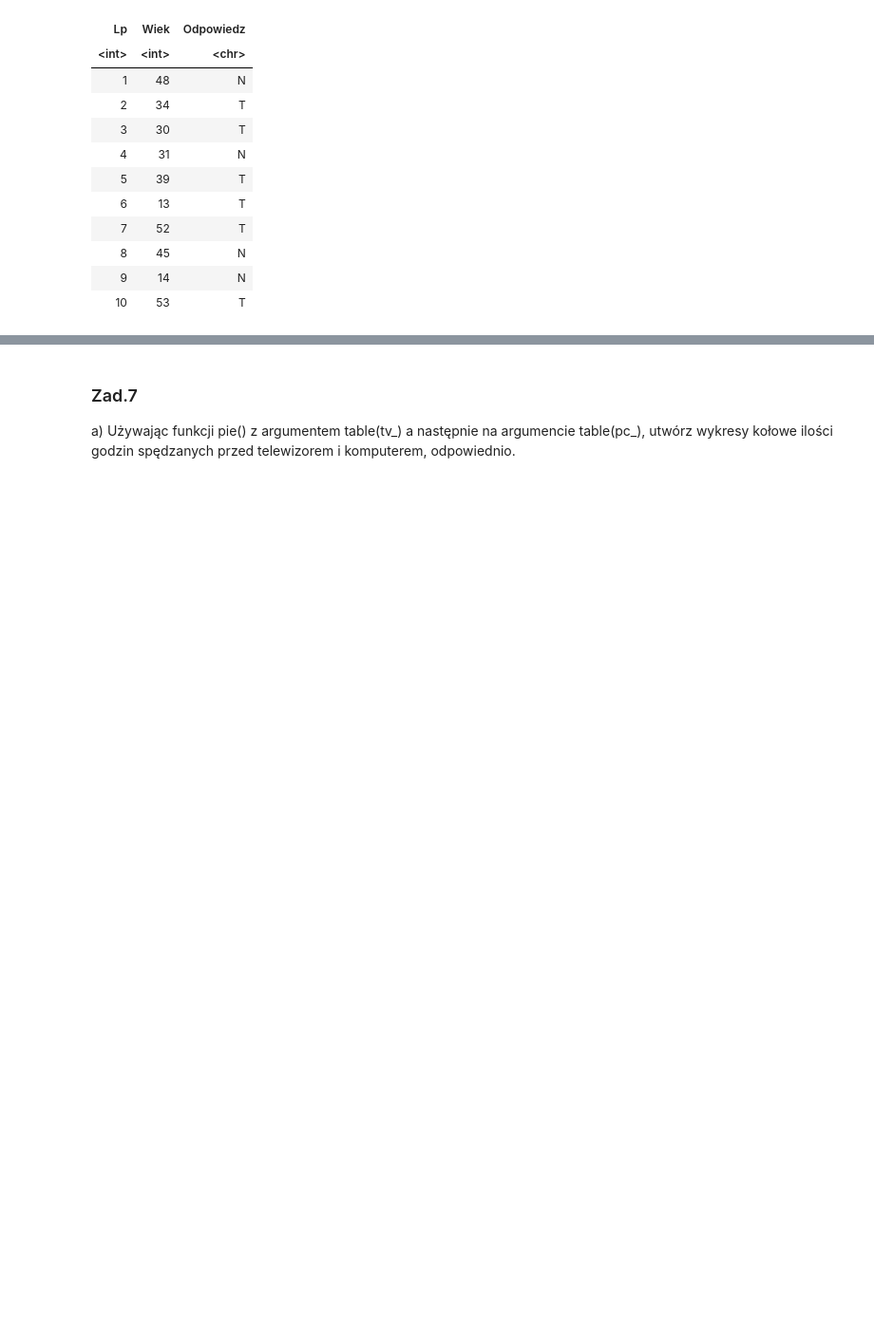
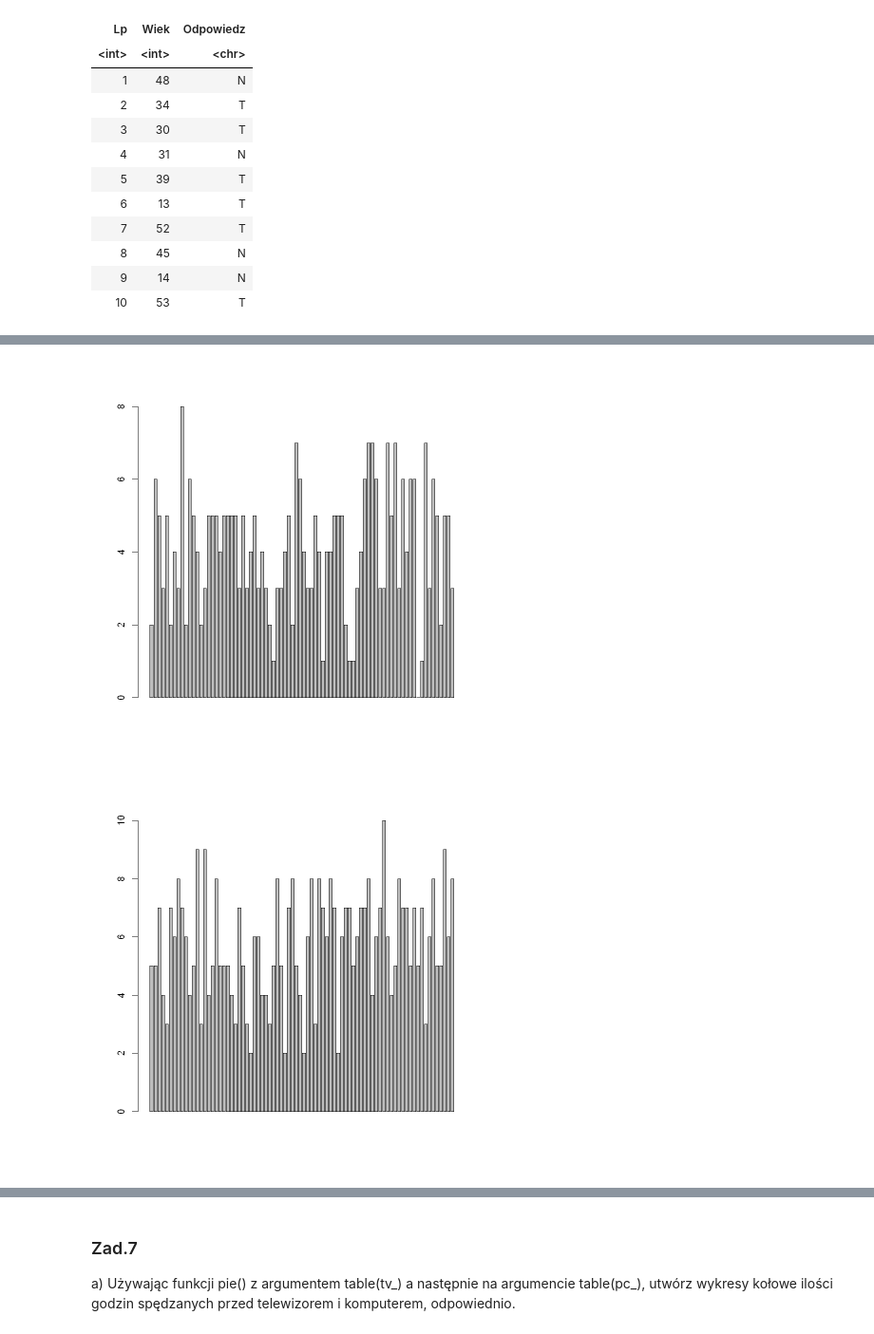
Before and after one commit to 30james00/pollub_R, a Jupyter notebook: Lab3.ipynb, the cells around one changed output, grey strips where cells are left out. Shown at 95% size. Saved outputs shown, nothing was run; the diff lists cells and outputs as text; code cells hidden in the pictures; blank space fills up the shorter version.

```diff
--- a/Lab3.ipynb
+++ b/Lab3.ipynb
@@ -34,3 +189,8 @@ A data.frame: 10 × 3
 # %%
-tv_ <- round(rnorm(80, 4, 1.5))
+tv_ <- abs(round(rnorm(80, 4, 1.5)))
 pc_ <- round(rnorm(80, 6, 2))
+barplot(tv_)
+barplot(pc_)
+# %% [output]
+[figure, added]
+[figure, added]
```
Also changed, not shown: parts of 23 cells of this notebook.
